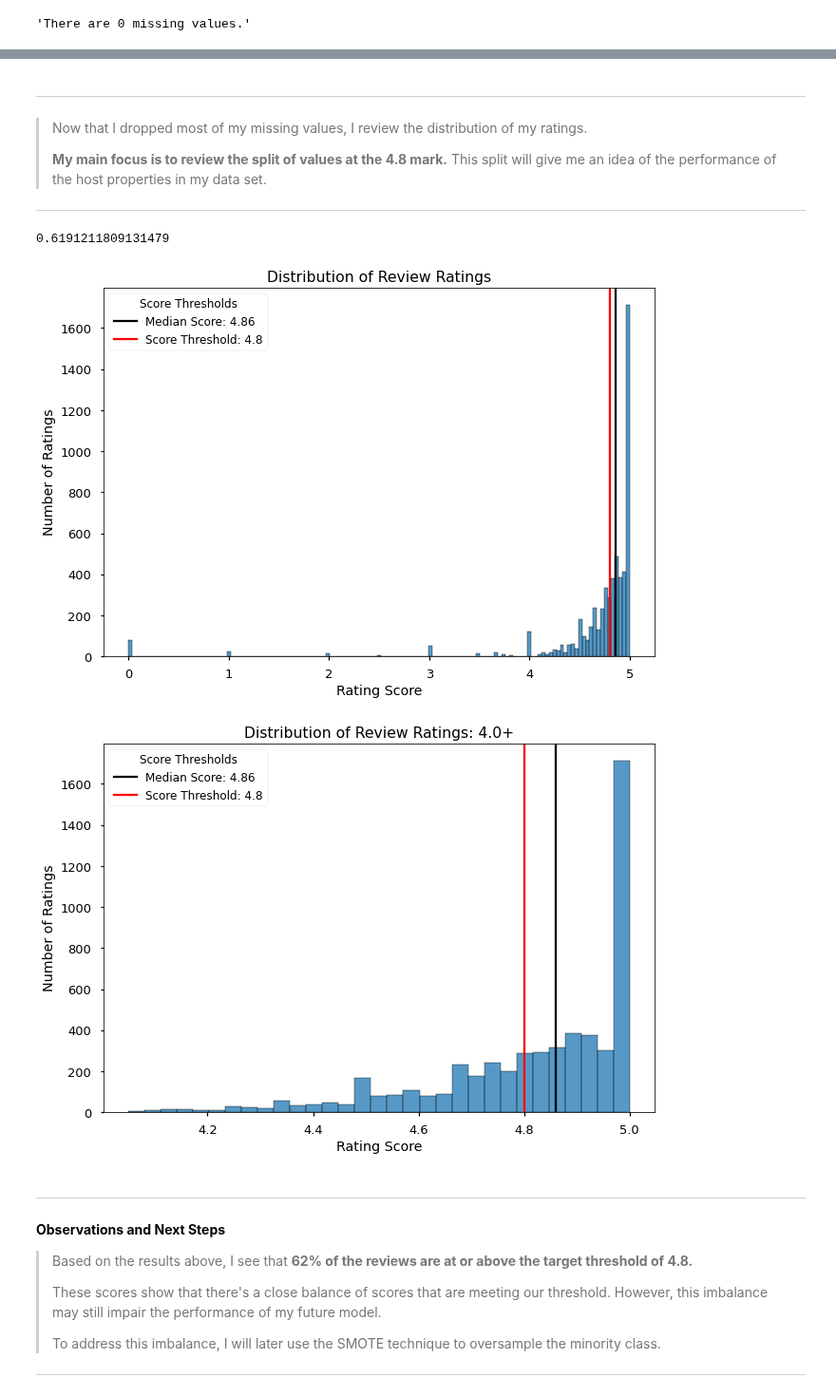
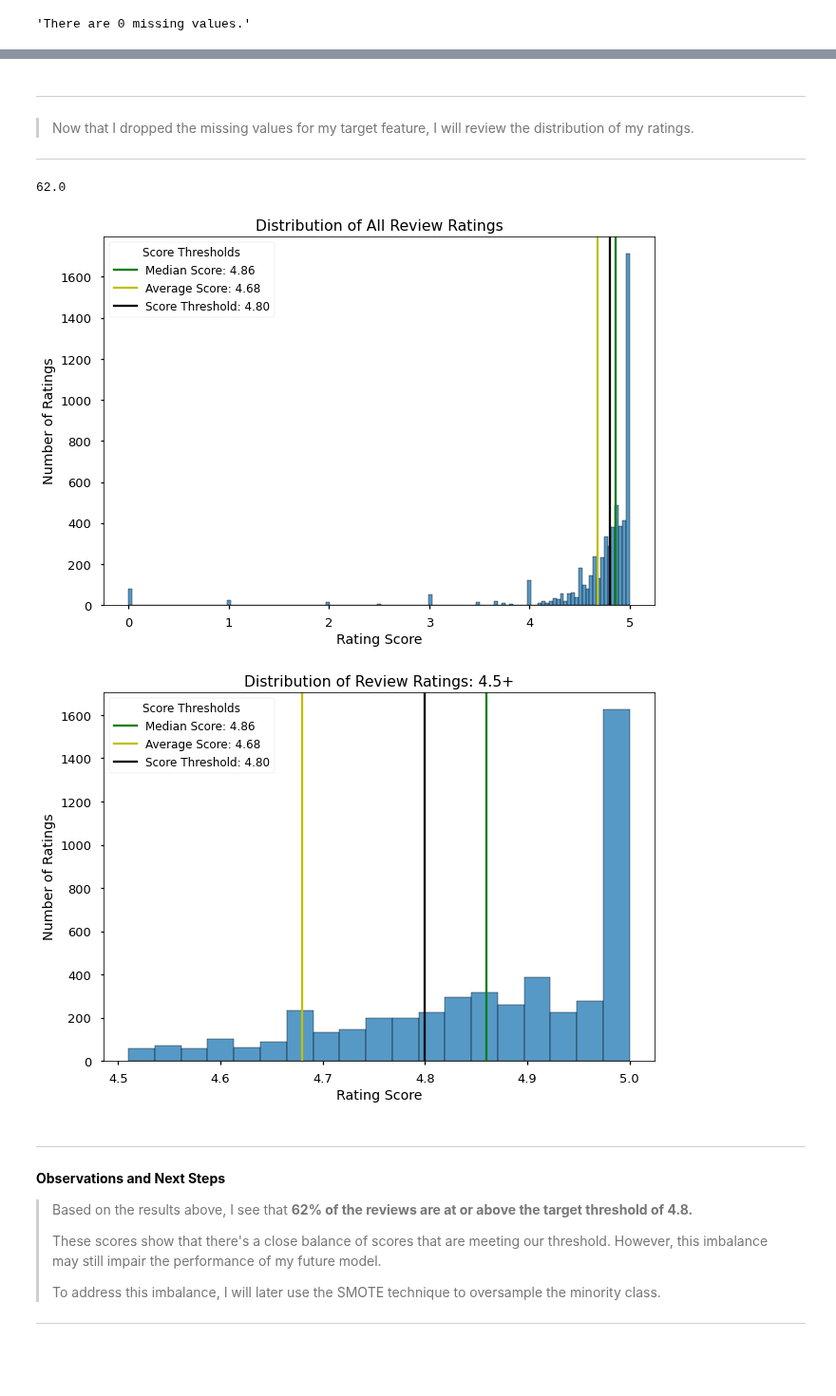
Before and after one commit to BenJMcCarty/Helping_Your_Hosts, a Jupyter notebook: Helping_Your_Hosts.ipynb, the cells around one changed output, grey strips where cells are left out. Shown at 95% size. Drawn from its saved outputs; the diff is of its cells as text; code cells hidden in the pictures; blank space fills up the shorter version.

```diff
--- a/Helping_Your_Hosts.ipynb
+++ b/Helping_Your_Hosts.ipynb
@@ -409,46 +339,44 @@ df['beds'][df['beds'].isna() >0], df['bedrooms'][df['bedrooms'].isna() >0]
-# %% [markdown]
----
-
-> Now that I dropped most of my missing values, I review the distribution of my ratings.
->
-> **My main focus is to review the split of values at the 4.8 mark.** This split will give me an idea of the performance of the host properties in my data set.
-
----
+# %% [markdown]
+---
+
+> Now that I dropped the missing values for my target feature, I will review the distribution of my ratings.
+
+---
 # %%
-## Reviewing the total ratings at or above the threshold of 4.8
+## Reviewing the percentage of ratings at or above the threshold of 4.8
 
-len(df['review_scores_rating'][df['review_scores_rating'] >= 4.8])/ len(df)
+round(len(df['review_scores_rating'][df['review_scores_rating'] >= 4.8])/ len(df)*100, 0)
 # %% [output]
-0.6191211809131479
+62.0
 # %%
 ## Visualizing the overall distribution of ratings
 
 ax = sns.histplot(data = df['review_scores_rating'], bins = 'auto')
 
-ax.set(title = 'Distribution of Review Ratings',
+ax.set(title = 'Distribution of All Review Ratings',
        xlabel = 'Rating Score', ylabel = 'Number of Ratings')
 
 median = df['review_scores_rating'].median()
-ax.axvline(median, label = f'Median Score: {median}', color='k')
-ax.axvline(4.8, label = 'Score Threshold: 4.8', color='red')
+mean = round(df['review_scores_rating'].mean(), 2)
+ax.axvline(median, label = f'Median Score: {median}', color='g')
+ax.axvline(mean, label = f'Average Score: {mean}', color='y')
+ax.axvline(4.8, label = 'Score Threshold: 4.80', color='k')
 ax.legend(fontsize= 'large',title = 'Score Thresholds',
           title_fontsize = 'large');
 # %% [output]
-[figure, old version]
+[figure, new version]
 # %%
-## Zooming in on 4.0-5.0 range
-ax = sns.histplot(data = df['review_scores_rating'][df['review_scores_rating']>4], bins = 'auto')
-
-ax.set(title = 'Distribution of Review Ratings: 4.0+',
-       xlabel = 'Rating Score', ylabel = 'Number of Ratings')
-
+## Zooming in on 4.5 - 5.0 range
+ax = sns.histplot(data = df['review_scores_rating'][df['review_scores_rating']>4.5], bins = 'auto')
+ax.set(title = 'Distribution of Review Ratings: 4.5+', xlabel = 'Rating Score', ylabel = 'Number of Ratings')
 median = df['review_scores_rating'].median()
-ax.axvline(median, label = f'Median Score: {median}', color='k')
-ax.axvline(4.8, label = 'Score Threshold: 4.8', color='red')
-ax.legend(fontsize= 'large',title = 'Score Thresholds',
-          title_fontsize = 'large');
+mean = round(df['review_scores_rating'].mean(), 2)
+ax.axvline(median, label = f'Median Score: {median}', color='g')
+ax.axvline(mean, label = f'Average Score: {mean}', color='y')
+ax.axvline(4.8, label = 'Score Threshold: 4.80', color='k')
+ax.legend(fontsize= 'large',title = 'Score Thresholds',title_fontsize = 'large');
 # %% [output]
-[figure, old version]
+[figure, new version]
 # %% [markdown]
 ---
 
```
Also changed, not shown: parts of 81 cells of this notebook.
